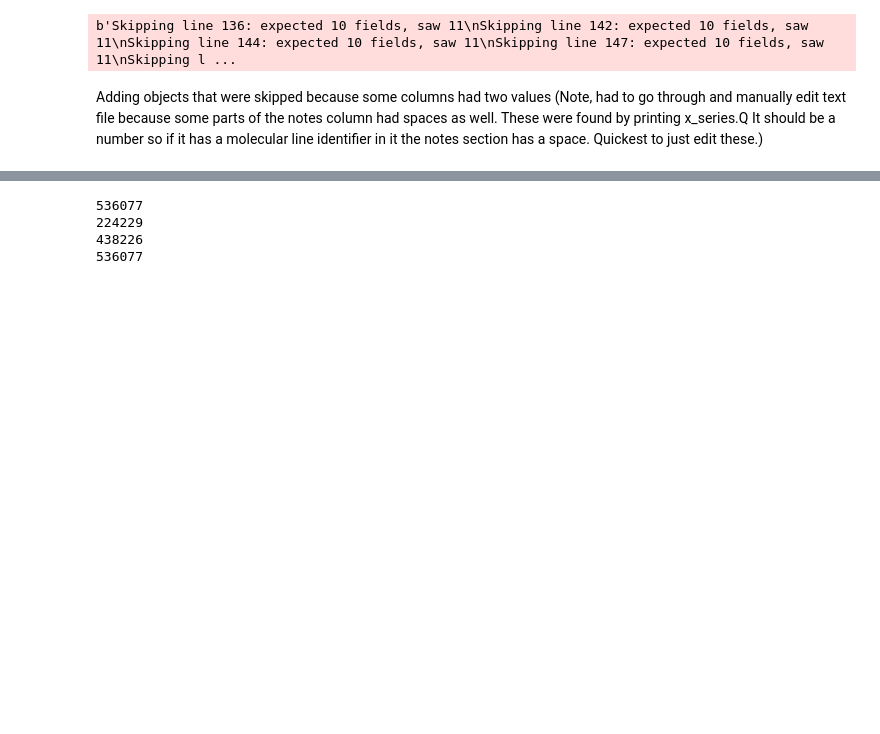
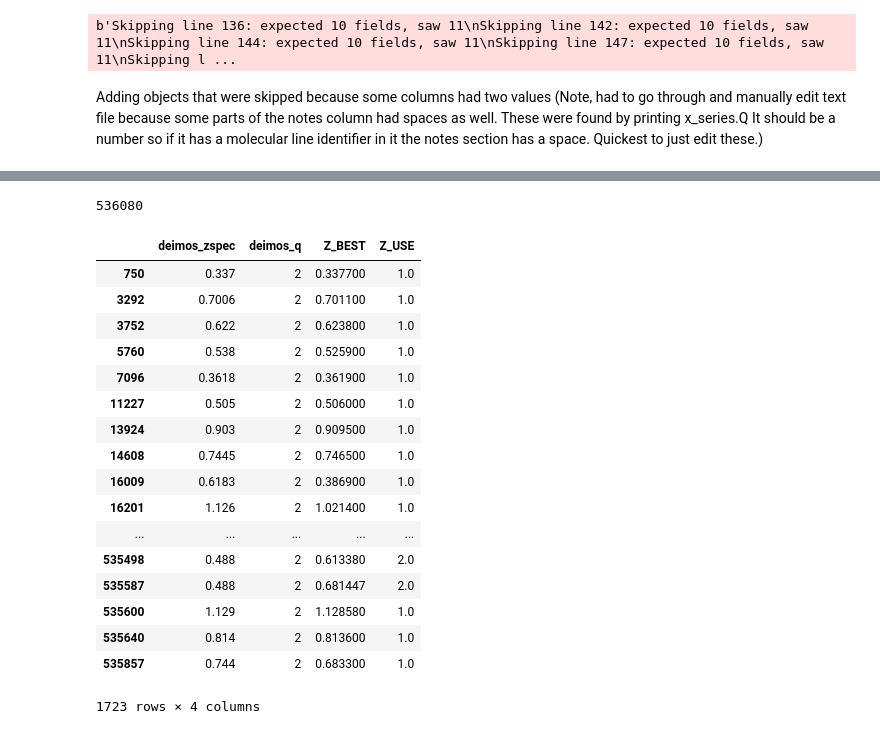
Before and after one commit to lrhunt/LCBG_LUMINOSITY_FUNCTION, a Jupyter notebook: CODE/Combine_Spec_Folder/Make_LAIGLE_Spectroscopic_Catalog.ipynb, the cells around one changed output, grey strips where cells are left out. Cells and saved outputs as stored; diff of their text form; code cells hidden in the pictures; blank space fills up the shorter version.

```diff
--- a/CODE/Combine_Spec_Folder/Make_LAIGLE_Spectroscopic_Catalog.ipynb
+++ b/CODE/Combine_Spec_Folder/Make_LAIGLE_Spectroscopic_Catalog.ipynb
@@ -190,3 +191,9 @@ Now create SkyCoord arrays with astropy to match catalogs
+# %%
+for column in ['deimos_id','deimos_ra','deimos_dec','deimos_zspec','deimos_qf','deimos_q','catalog']:
+    join_laigle_deimos[column]=np.nan
+    join_laigle_deimos[column].fillna(join_laigle_deimos[column+'_x'],inplace=True)
+    join_laigle_deimos[column].fillna(join_laigle_deimos[column+'_y'],inplace=True)
+    join_laigle_deimos=join_laigle_deimos.drop(columns=[column+'_y',column+'_x'])
 # %%
 davies_coord=SkyCoord(ra=davies_df['RA_06'].values*u.degree,
                      dec=davies_df['DEC_06'].values*u.degree)
@@ -218,22 +203,0 @@ len(deimos_df.loc[deimos_df.catalog=='L'])
-# %%
-join_laigle_deimos=pd.merge(left=laigle_df,
-                            right=deimos_df[['deimos_id',
-                                             'deimos_ra',
-                                             'deimos_dec',
-                                             'deimos_zspec',
-                                             'deimos_qf',
-                                             'catalog']],
-                            how='left',
-                            left_on=['NUMBER'],
-                            right_on=['deimos_id'])
-
-join_laigle_deimos=pd.merge(left=join_laigle_deimos_l,
-                            right=deimos_df[['deimos_id',
-                                             'deimos_ra',
-                                             'deimos_dec',
-                                             'deimos_zspec',
-                                             'deimos_qf',
-                                             'catalog']],
-                            how='left',
-                            left_on=['ID2006'],
-                            right_on=['deimos_id'])
@@ -399,10 +231,25 @@ laigle_davies_06=pd.merge(laigle_df,davies_df,how='left',left_on=['ID2006'],righ
-# %%
-print(len(laigle_davies_06))
-print(len(laigle_davies_08))
-print(len(davies_df))
-print(len(laigle_df))
-# %% [output]
-536077
-224229
-438226
-536077
+# %%
+len(final_catalog)
+# %% [output]
+536080
+# %%
+final_catalog.loc[(final_catalog.deimos_q==2) & (final_catalog.Z_USE<3),['deimos_zspec','deimos_q','Z_BEST','Z_USE']]
+# %% [output]
+|  | deimos_zspec | deimos_q | Z_BEST | Z_USE |
+| 750 | 0.337 | 2 | 0.337700 | 1.0 |
+| 3292 | 0.7006 | 2 | 0.701100 | 1.0 |
+| 3752 | 0.622 | 2 | 0.623800 | 1.0 |
+| 5760 | 0.538 | 2 | 0.525900 | 1.0 |
+| 7096 | 0.3618 | 2 | 0.361900 | 1.0 |
+| 11227 | 0.505 | 2 | 0.506000 | 1.0 |
+| 13924 | 0.903 | 2 | 0.909500 | 1.0 |
+| 14608 | 0.7445 | 2 | 0.746500 | 1.0 |
+| 16009 | 0.6183 | 2 | 0.386900 | 1.0 |
+| 16201 | 1.126 | 2 | 1.021400 | 1.0 |
+| ... | ... | ... | ... | ... |
+| 535498 | 0.488 | 2 | 0.613380 | 2.0 |
+| 535587 | 0.488 | 2 | 0.681447 | 2.0 |
+| 535600 | 1.129 | 2 | 1.128580 | 1.0 |
+| 535640 | 0.814 | 2 | 0.813600 | 1.0 |
+| 535857 | 0.744 | 2 | 0.683300 | 1.0 |
+1723 rows × 4 columns
```
Also changed, not shown: parts of 34 cells of this notebook, 3 other files.
